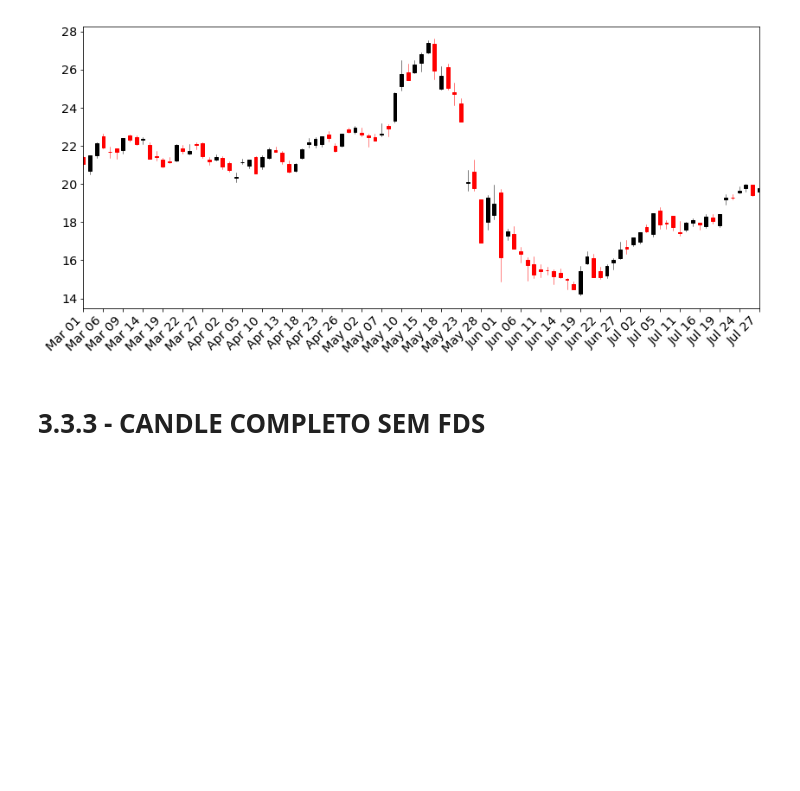
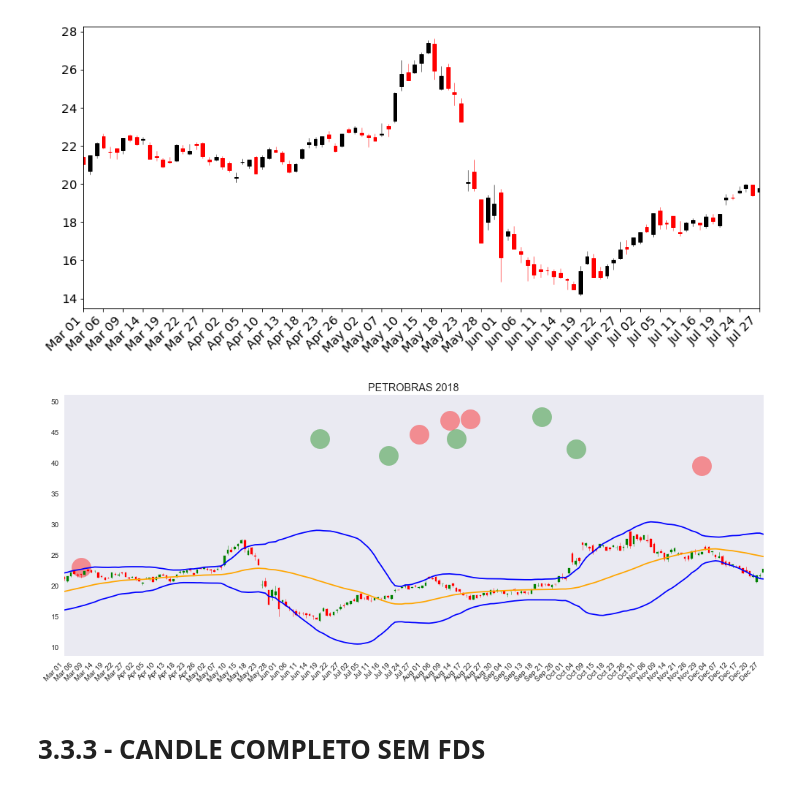
Before and after one commit to RodrigoCalderano/DOM-BOT, a Jupyter notebook: Jupyter/PandasHandler.ipynb, the cells around one changed output. Saved outputs shown, nothing was run; the diff lists cells and outputs as text; code cells hidden in the pictures; blank space fills up the shorter version.

```diff
--- a/Jupyter/PandasHandler.ipynb
+++ b/Jupyter/PandasHandler.ipynb
@@ -351,6 +351,78 @@ weekday_candlestick(data_1, ax=axes, fmt='%b %d', freq=3, width=0.5)
 #     axe.scatter(df['DATA DO PREGAO'].iloc[each_order], df['PRECO'].iloc[each_order], s=1000, c=cor, alpha=.4)
 # %% [output]
 [figure]
+# %%
+import matplotlib.dates as mdates
+
+fig, ax = plt.subplots(ncols=1, figsize=(14, 6))
+
+# Parâmetros pro candle plot
+fmt='%b %d'
+freq=3
+width=0.55
+ohlc_data = candle_values
+
+# Remover Final de Semana
+# Convert data to numpy array
+ohlc_data_arr = np.array(ohlc_data)
+ohlc_data_arr2 = np.hstack(
+    [np.arange(ohlc_data_arr[:,0].size)[:,np.newaxis], ohlc_data_arr[:,1:]])
+ndays = ohlc_data_arr2[:,0]  # array([0, 1, 2, ... n-2, n-1, n])
+
+# Convert matplotlib date numbers to strings based on `fmt`
+dates = mdates.num2date(ohlc_data_arr[:,0])
+date_strings = []
+for date in dates:
+    date_strings.append(date.strftime(fmt))
+
+# Plot candlestick chart
+candle.candlestick_ohlc(ax, ohlc_data_arr2, width, colorup = 'g', colordown = 'r')
+plt.grid()
+
+mondays = WeekdayLocator(MONDAY)        # major ticks on the mondays
+alldays = DayLocator()              # minor ticks on the days
+weekFormatter = DateFormatter('%b %d')  # e.g., Jan 12
+dayFormatter = DateFormatter('%d')      # e.g., 12
+
+ax.xaxis.set_major_locator(mondays)
+ax.xaxis.set_minor_locator(alldays)
+ax.xaxis.set_major_formatter(weekFormatter)
+
+# Plot indicadores
+ax.plot(ohlc_data_arr2[:,0],stock['MA_40'], color = "orange")
+ax.plot(ohlc_data_arr2[:,0],stock['BANDA_1_40 SUPERIOR'], color = "blue")
+ax.plot(ohlc_data_arr2[:,0],stock['BANDA_1_40 INFERIOR'], color = "blue")
+
+# Formating
+ax.set_xticks(ndays[::freq])
+ax.set_xticklabels(date_strings[::freq], rotation=45, ha='right', fontsize='medium')
+ax.set_xlim(ndays.min(), ndays.max())
+ax.set_title(stock['NOME RESUMIDO DA EMPRESA EMISSORA'].iloc[0] + " 2018")
+plt.tight_layout()
+plt.grid()
+
+# Adjusting order index
+new_order_id = []
+order_id = 0
+for each in range(len(stock)):
+    if orders_df['DATA DO PREGAO'].iloc[order_id] == stock['DATA DO PREGAO'].iloc[each]:
+        new_order_id.append(each)
+        order_id = order_id + 1
+    if order_id >= len(orders_df):
+        break
+
+
+# Plot ordens
+
+for each_order in range(len(new_order_id)):
+    if orders_df['OPERACAO'].iloc[each_order] == 'SELL':
+        cor = 'red'
+    else:
+        cor = 'green'
+    ax.scatter(new_order_id[each_order],orders_df['PRECO'].iloc[each_order], s=700, c=cor, alpha=.4)
+plt.grid()
+# %% [output]
+[figure, added]
 # %% [markdown]
 # 3.3.3 - CANDLE COMPLETO SEM FDS
 # %%
```
Also changed, not shown: 2 other files.
